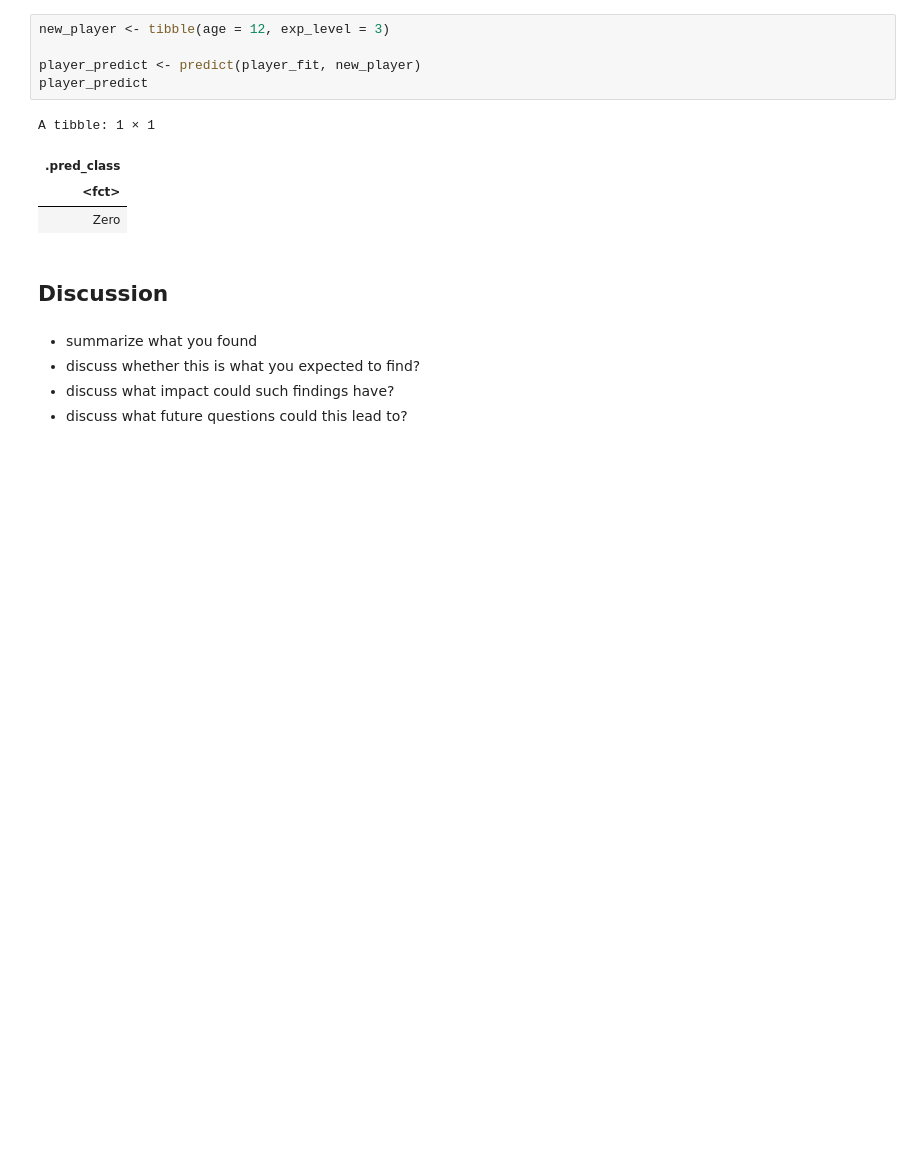
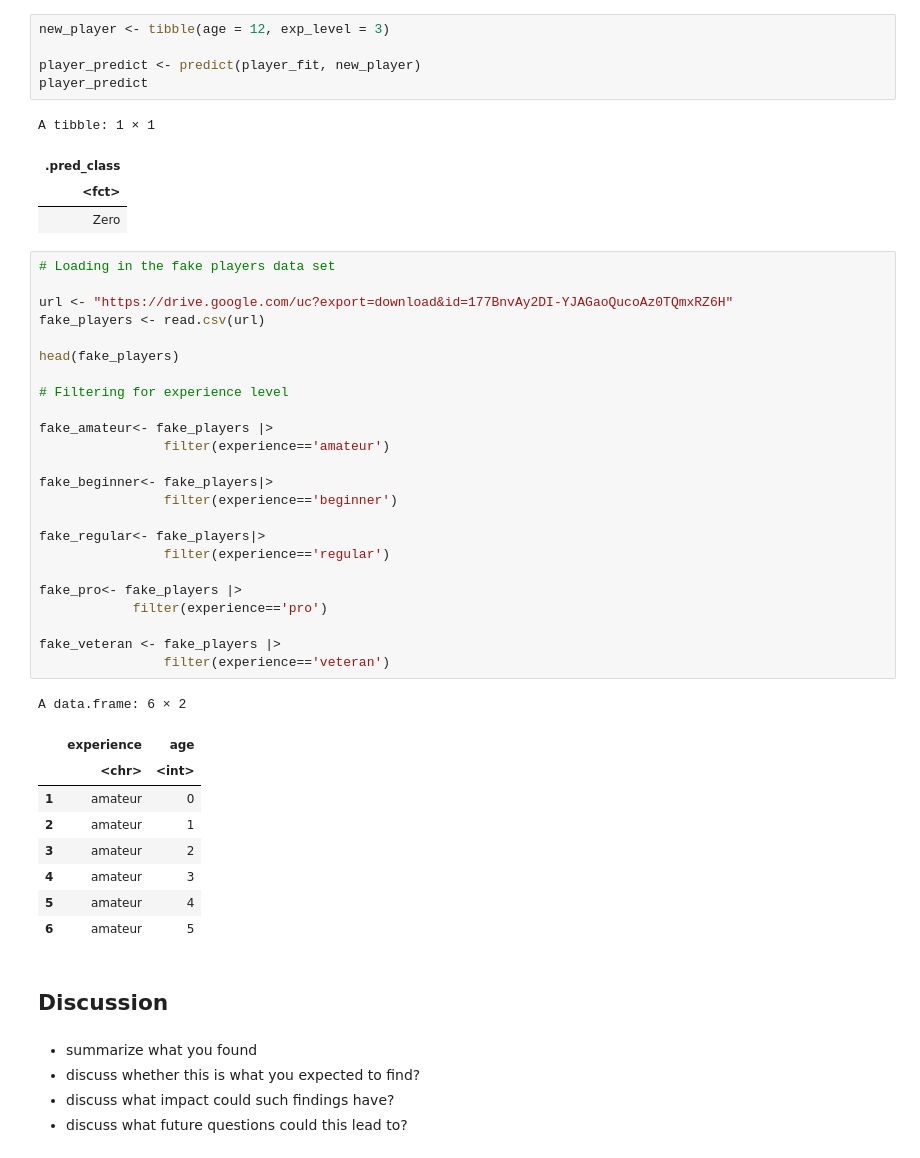
Before and after one commit to amazingk147/DSCI100-Project-Group-42, a Jupyter notebook: project_notebook.ipynb, the cells around one changed output. Cells and saved outputs as stored; diff of their text form; blank space fills up the shorter version.

Commit message:
Loading in the fake_players + filtering for exp

```diff
--- a/project_notebook.ipynb
+++ b/project_notebook.ipynb
@@ -291,6 +291,40 @@ A tibble: 1 × 1
 | .pred_class |
 | <fct> |
 | Zero |
+# %%
+# Loading in the fake players data set
+
+url <- "https://drive.google.com/uc?export=download&id=177BnvAy2DI-YJAGaoQucoAz0TQmxRZ6H"
+fake_players <- read.csv(url)
+
+head(fake_players)
+
+# Filtering for experience level
+
+fake_amateur<- fake_players |>
+                filter(experience=='amateur')
+
+fake_beginner<- fake_players|>
+                filter(experience=='beginner')
+
+fake_regular<- fake_players|>
+                filter(experience=='regular')
+
+fake_pro<- fake_players |>
+            filter(experience=='pro')
+
+fake_veteran <- fake_players |>
+                filter(experience=='veteran')
+# %% [output]
+A data.frame: 6 × 2
+|  | experience | age |
+|  | <chr> | <int> |
+| 1 | amateur | 0 |
+| 2 | amateur | 1 |
+| 3 | amateur | 2 |
+| 4 | amateur | 3 |
+| 5 | amateur | 4 |
+| 6 | amateur | 5 |
 # %% [markdown]
 ## **Discussion**
 # %% [markdown]
```
Also changed, not shown: parts of 1 cell of this notebook.
